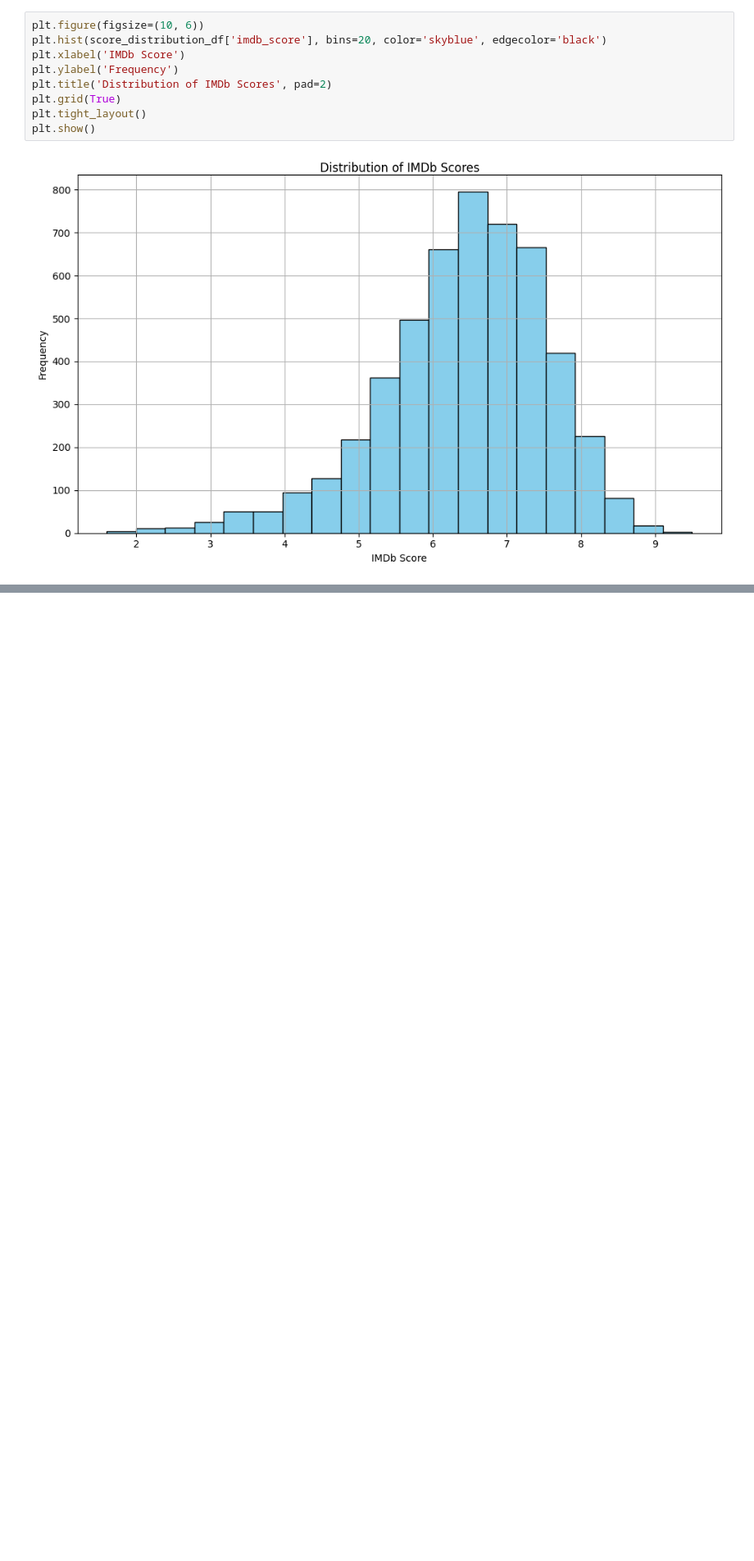
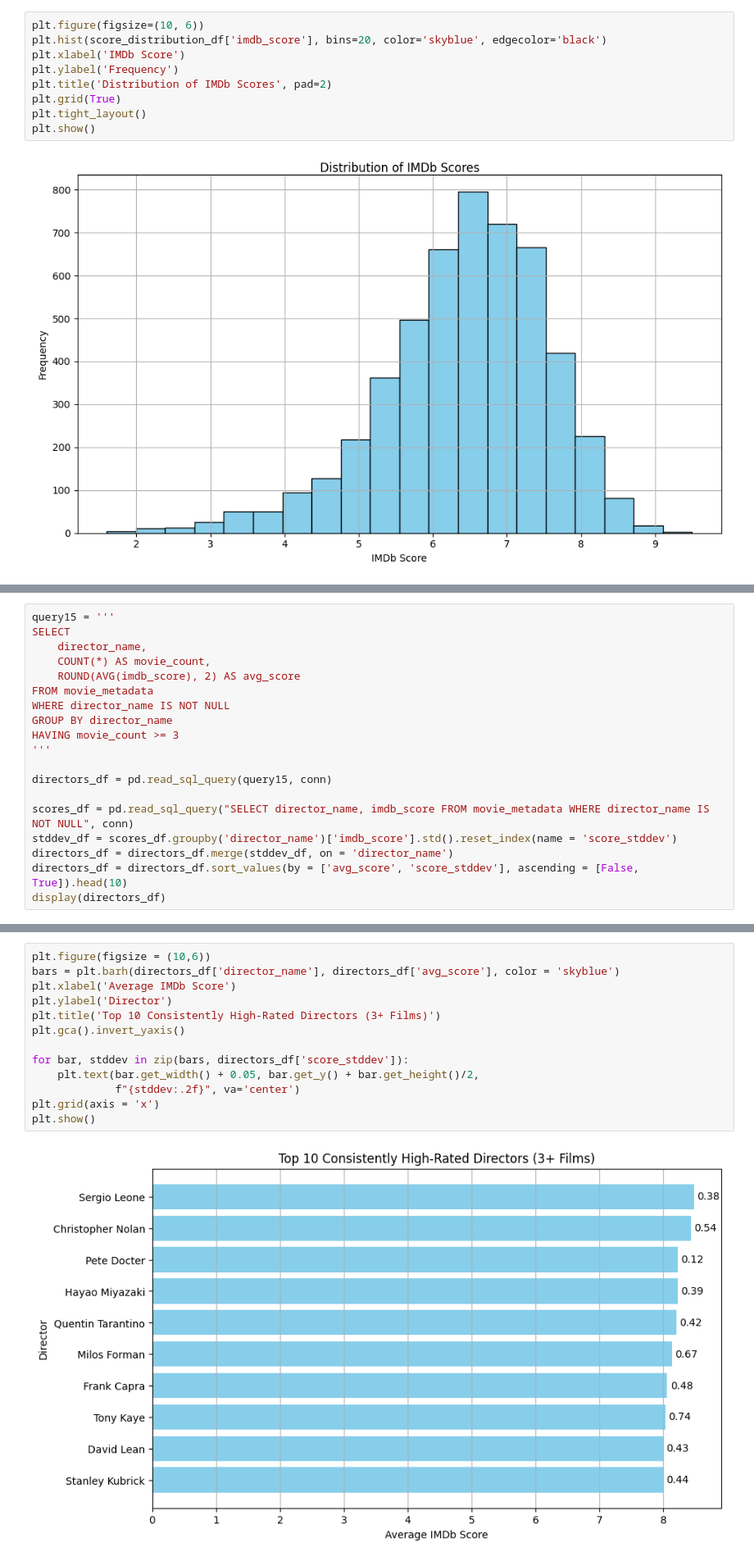
Before and after one commit to HCBrooks-lab/Movie-Project, a Jupyter notebook: Movie_Analysis.ipynb, the cells around one changed output, grey strips where cells are left out. Shown at 82% size. Saved outputs shown, nothing was run; the diff lists cells and outputs as text; blank space fills up the shorter version.

```diff
--- a/Movie_Analysis.ipynb
+++ b/Movie_Analysis.ipynb
@@ -583,0 +677,19 @@ plt.show()
+# %%
+query15 = '''
+SELECT
+    director_name,
+    COUNT(*) AS movie_count,
+    ROUND(AVG(imdb_score), 2) AS avg_score
+FROM movie_metadata
+WHERE director_name IS NOT NULL
+GROUP BY director_name
+HAVING movie_count >= 3
+'''
+
+directors_df = pd.read_sql_query(query15, conn)
+
+scores_df = pd.read_sql_query("SELECT director_name, imdb_score FROM movie_metadata WHERE director_name IS NOT NULL", conn)
+stddev_df = scores_df.groupby('director_name')['imdb_score'].std().reset_index(name = 'score_stddev')
+directors_df = directors_df.merge(stddev_df, on = 'director_name')
+directors_df = directors_df.sort_values(by = ['avg_score', 'score_stddev'], ascending = [False, True]).head(10)
+display(directors_df)
@@ -583,0 +710,15 @@ plt.show()
+# %%
+plt.figure(figsize = (10,6))
+bars = plt.barh(directors_df['director_name'], directors_df['avg_score'], color = 'skyblue')
+plt.xlabel('Average IMDb Score')
+plt.ylabel('Director')
+plt.title('Top 10 Consistently High-Rated Directors (3+ Films)')
+plt.gca().invert_yaxis()
+
+for bar, stddev in zip(bars, directors_df['score_stddev']):
+    plt.text(bar.get_width() + 0.05, bar.get_y() + bar.get_height()/2,
+             f"{stddev:.2f}", va='center')
+plt.grid(axis = 'x')
+plt.show()
+# %% [output]
+[figure, added]
```
Also changed, not shown: parts of 7 cells of this notebook.
